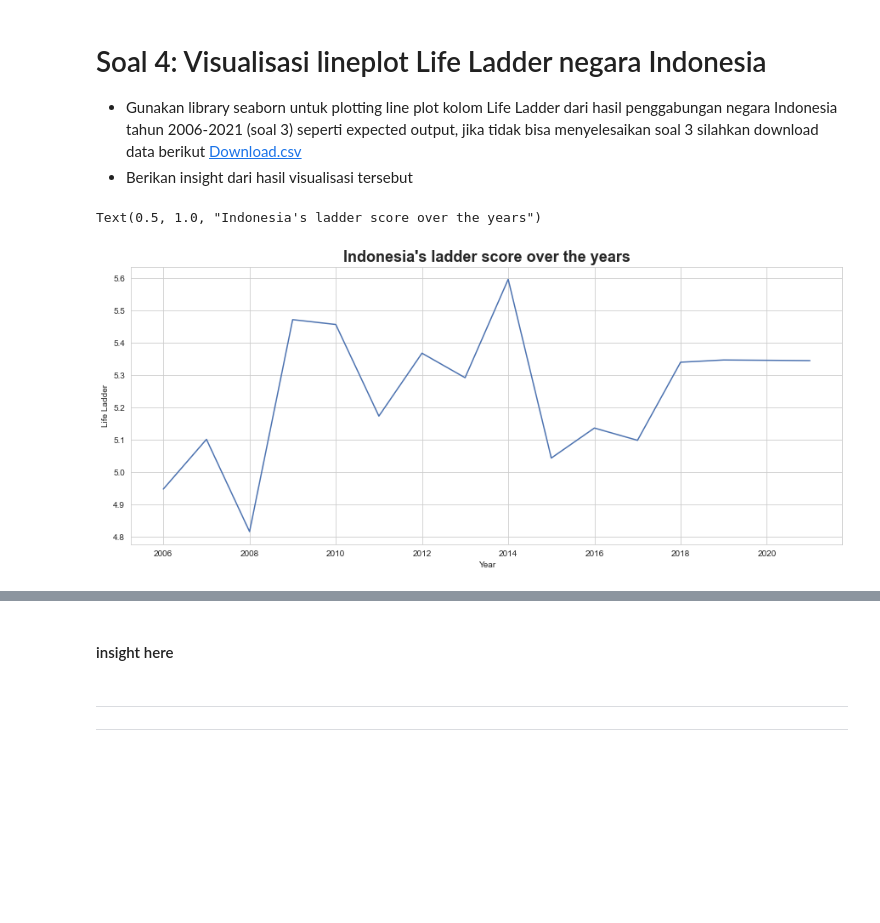
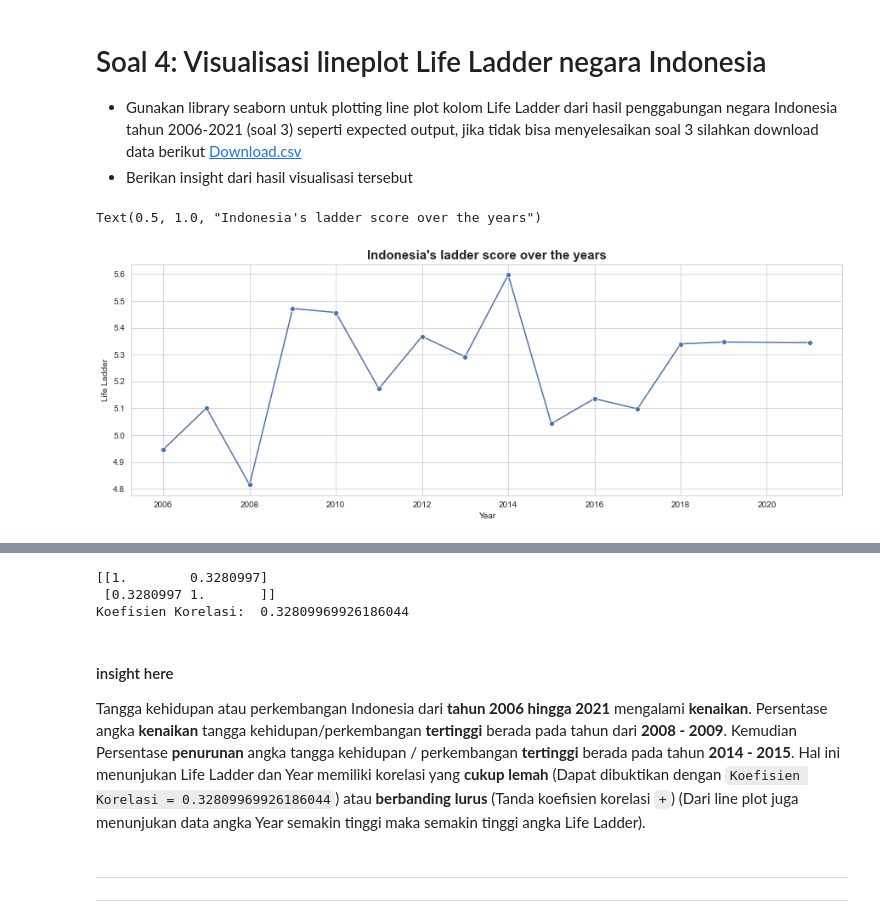
Before and after one commit to benidictusgalihmp/DS-SanberCode, a Jupyter notebook: Quiz/1630649940_Quiz_Pekan_3.ipynb, the cells around one changed output, grey strips where cells are left out. Cells and saved outputs as stored; diff of their text form; code cells hidden in the pictures; blank space fills up the shorter version.

```diff
--- a/Quiz/1630649940_Quiz_Pekan_3.ipynb
+++ b/Quiz/1630649940_Quiz_Pekan_3.ipynb
@@ -177,18 +177,34 @@ Expected output:
 *   Berikan insight dari hasil visualisasi tersebut
 # %%
 #code here
-sns.set({'figure.figsize':(15, 6)})
+# set canvas size 15 x 5
+sns.set({'figure.figsize':(15, 5)})
+
+# set style axes into whitegrid
 sns.set_style('whitegrid')
-sns.lineplot(x='Year', y='Life Ladder', data=dfthree).set_title("Indonesia's ladder score over the years", fontdict={'fontweight':'bold', 'fontsize': 18})
+
+# change marker = '0', set title = 'Indonesia's ladder score over the years', and style title: {'fontweight':'bold', 'fontsize': 15}
+sns.lineplot(x='Year', y='Life Ladder', data=dfthree, marker='o').set_title("Indonesia's ladder score over the years", fontdict={'fontweight':'bold', 'fontsize': 15})
 # %% [output]
 Text(0.5, 1.0, "Indonesia's ladder score over the years")
-[figure, old version]
+[figure, new version]
 # %% [markdown]
 Expected output:
 
 ![Expected Output:](https://drive.google.com/uc?id=16Qlf66XYLNSGtJpCx1hWkQI0CmffaaGW)
-# %% [markdown]
-#### insight here
+# %%
+# Calculate relation between Year and Life Ladder with Coefficient Correlation
+corr_numpy = np.corrcoef(dfthree['Year'], dfthree['Life Ladder'])
+print(corr_numpy, end='\n')
+print("Koefisien Korelasi: ", corr_numpy[0][1])
+# %% [output]
+[[1.        0.3280997]
+ [0.3280997 1.       ]]
+Koefisien Korelasi:  0.32809969926186044
+# %% [markdown]
+#### insight here
+
+Tangga kehidupan atau perkembangan Indonesia dari **tahun 2006 hingga 2021** mengalami **kenaikan**. Persentase angka **kenaikan** tangga kehidupan/perkembangan **tertinggi** berada pada tahun dari **2008 - 2009**. Kemudian Persentase **penurunan** angka tangga kehidupan / perkembangan **tertinggi** berada pada tahun **2014 - 2015**. Hal ini menunjukan Life Ladder dan Year memiliki korelasi yang **cukup lemah** (Dapat dibuktikan dengan `Koefisien Korelasi = 0.32809969926186044`) atau **berbanding lurus** (Tanda koefisien korelasi `+`) (Dari line plot juga menunjukan data angka Year semakin tinggi maka semakin tinggi angka Life Ladder).
 # %% [markdown]
 
 
```
Also changed, not shown: parts of 1 cell of this notebook.
